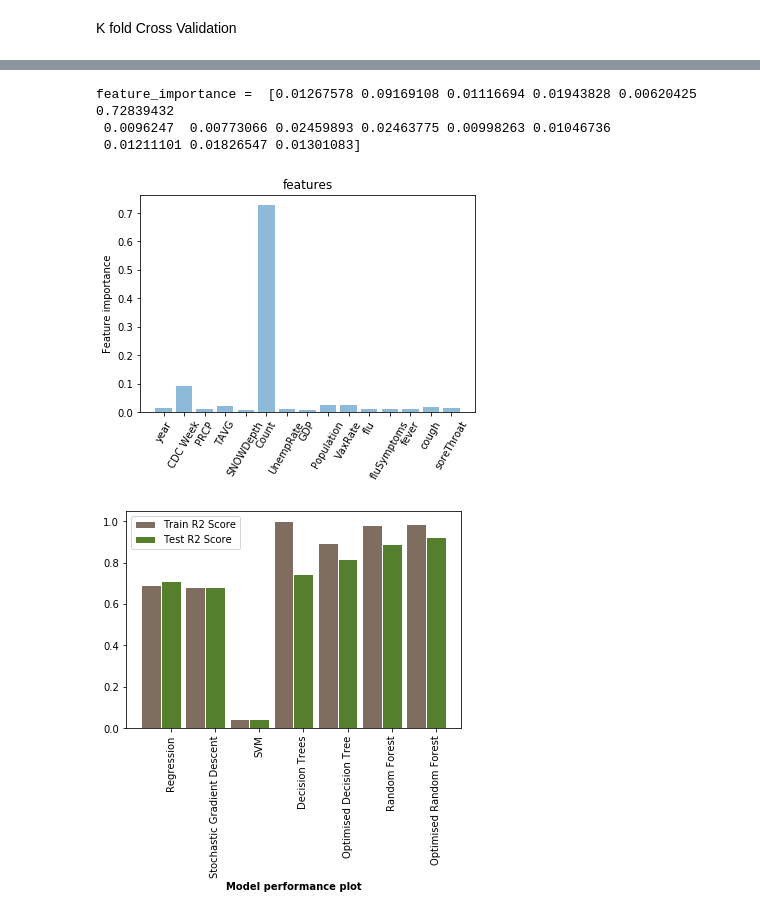
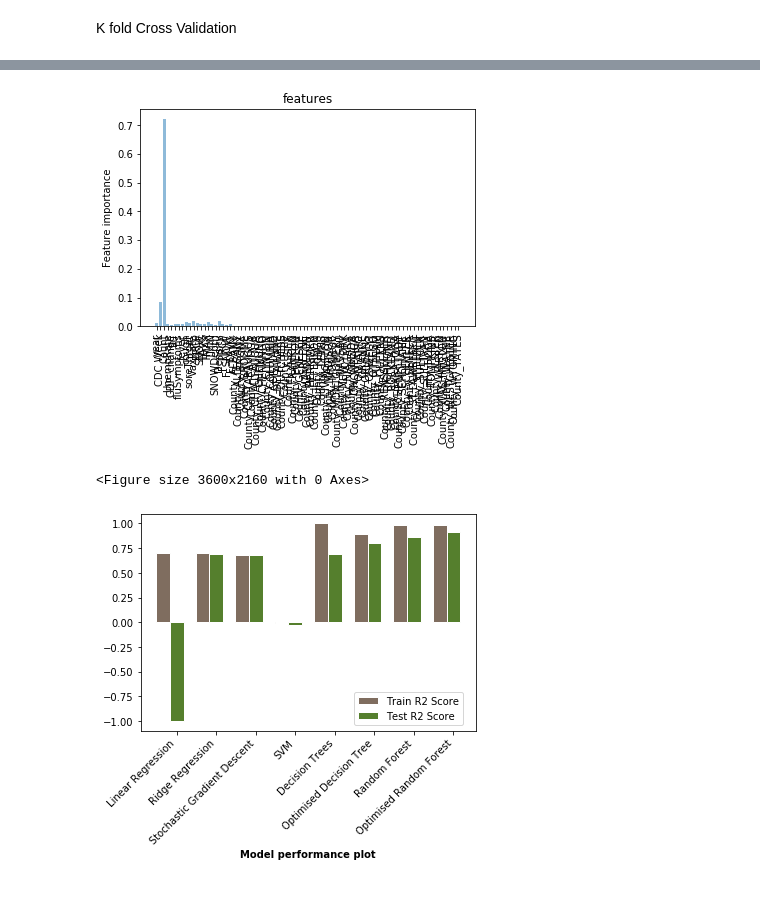
Before and after one commit to shivasanketh-rm/InfluenzaOutbreaks, a Jupyter notebook: IO_pred_model.ipynb, the cells around one changed output, grey strips where cells are left out. Saved outputs shown, nothing was run; the diff lists cells and outputs as text; code cells hidden in the pictures.

```diff
--- a/IO_pred_model.ipynb
+++ b/IO_pred_model.ipynb
@@ -118,0 +118,13 @@ Linear Regression model
+# %%
+#Divide into features and dependent variable
+sub_features = ['year', 'CDC Week', 'flu','Count' ,'fluSymptoms', 'fever', 'cough', 'soreThroat','VaxRate', 'PRCP', 'SNOW', 'TAVG', 'TMAX', 'TMIN', 'SNOWDepth', 'Density']
+X_sub = df_master_modified[sub_features]
+y_sub = df_master_modified[target_variable]
+
+#Divide into Training set and test set
+X_train_sub, X_test_sub, y_train_sub, y_test_sub = model_selection.train_test_split(X_sub, y_sub, test_size=0.2, random_state=0, shuffle = False)
+
+#Scaling
+mm_scaler = sklearn.preprocessing.MinMaxScaler()
+X_train_scaled_sub = mm_scaler.fit_transform(X_train_sub)
+X_test_scaled_sub = mm_scaler.transform(X_test_sub)
@@ -137,3 +216,19 @@ R2 Score for Regression on training data = 69.20866812455351
+# %%
+def pred_model_ridge(X_train, y_train, X_test, y_test ):
+  model_ridge = linear_model.Ridge(alpha = 0.2)
+  model_ridge.fit(X_train, y_train)
+  y_pred_ridge = model_ridge.predict(X_test)
+  Test_r2_score_ridge = metrics.r2_score(y_test, y_pred_ridge)
+  print("R2 Score for Ridge Regression on testing data = {}" .format(Test_r2_score_ridge * 100))
+
+  y_train_pred_ridge = model_ridge.predict(X_train)
+  Train_r2_score_ridge = metrics.r2_score(y_train, y_train_pred_ridge)
+  print("R2 Score for Ridge Regression on training data = {}" .format(Train_r2_score_ridge * 100))
+
+  return model_ridge, Test_r2_score_ridge, Train_r2_score_ridge
+
+
+model_ridge, ridge_test_score, ridge_train_score = pred_model_ridge(X_train_scaled, y_train, X_test_scaled, y_test )
 # %% [markdown]
 Stochastic Gradient Descent
 # %%
@@ -158,7 +253,7 @@ R2 Score for Stochastic Gradient Descent on training data = 68.35099554842577
 SVM
 # %%
 def pred_model_SVM(X_train, y_train, X_test, y_test):
-  model_svm = svm.SVR(max_iter= 100000)
+  model_svm = svm.SVR(max_iter= 1000000)
   model_svm.fit(X_train, y_train)
   y_train_pred_svm = model_svm.predict(X_test)
   Test_r2_score_svm = metrics.r2_score(y_test, y_train_pred_svm)
@@ -337,6 +450,7 @@ def pred_model_rf_hp_tuning(X_train, y_train, X_test, y_test):
     print("R2 Score for Random Forest on training data = {}  for estimator = {}" .format(Train_r2_score_randomForest * 100, estimator))
 
     if best_test_Score < Test_r2_score_randomForest:
+      best_test_Score = Test_r2_score_randomForest
       optimum_estimator = estimator
 
   return optimum_estimator
@@ -420,43 +534,47 @@ plt.show()
 # %%
-feature_importance = model_rf.feature_importances_
-feature_importance_sorted = (np.sort(feature_importance))[::-1]
-print("feature_importance = ", feature_importance)
+extended_feature_importance = model_rf.feature_importances_
 
-y_pos = np.arange(len(features))
-plt.bar(y_pos,feature_importance, align='center', alpha=0.5)
-plt.xticks(y_pos, X_train.columns[:len(features)])
+extended_feature_dict = {}
+for i in range(len(feature_importance)):
+  extended_feature_dict[list(X.columns)[i]] = extended_feature_importance[i]
+
+y_pos = np.arange(len(extended_feature_importance))
+plt.bar(y_pos,extended_feature_importance, align='center', alpha=0.5)
+plt.xticks(y_pos, X_train.columns[:len(feature_importance)])
 plt.ylabel('Feature importance')
 plt.title('features')
-plt.xticks(rotation=60)
+plt.xticks(rotation=90)
+
+plt.figure(figsize=(50,30))
+#plt.tight_layout()
 
 plt.show()
 # %% [output]
+[figure, new version]
-feature_importance =  [0.01267578 0.09169108 0.01116694 0.01943828 0.00620425 0.72839432
- 0.0096247  0.00773066 0.02459893 0.02463775 0.00998263 0.01046736
- 0.01211101 0.01826547 0.01301083]
+<Figure size 3600x2160 with 0 Axes>
-[figure, old version]
 # %%
 extended_model_scores = {
-    "Regression": [regr_test_score, regr_train_score],
+    "Linear Regression": [regr_test_score, regr_train_score],
+    "Ridge Regression" : [ridge_test_score, ridge_train_score],
     "Stochastic Gradient Descent": [sgd_test_score, sgd_test_score],
     "SVM": [svm_test_score, svm_train_score],
     "Decision Trees": [dt_test_score, dt_train_score],
     "Optimised Decision Tree": [optim_dt_test_score, optim_dt_train_score],
     "Random Forest": [rf_test_score, rf_train_score],
     "Optimised Random Forest" : [best_r2_test ,best_r2_train]}
 
-barWidth = 0.45
+barWidth = 0.35
 
 r1 = np.arange(len(extended_model_scores.keys()))
 r2 = [x + barWidth for x in r1]
 
 plt.bar(r1, [value[1] for key, value in extended_model_scores.items()], color='#7f6d5f', width=barWidth, edgecolor='white', label='Train R2 Score')
-plt.bar(r2, [value[0] for key, value in extended_model_scores.items()], color='#557f2d', width=barWidth, edgecolor='white', label='Test R2 Score')
+plt.bar(r2, [max(value[0],-1) for key, value in extended_model_scores.items()], color='#557f2d', width=barWidth, edgecolor='white', label='Test R2 Score')
 
 plt.xlabel('Model performance plot', fontweight='bold')
-plt.xticks([r + barWidth for r in range(len(extended_model_scores.keys()))], [key for key, value in extended_model_scores.items()], rotation = 90)
+plt.xticks([r + barWidth for r in range(len(extended_model_scores.keys()))], [key for key, value in extended_model_scores.items()], rotation = 45, ha = 'right')
 
-plt.legend()
+plt.legend(loc=9, bbox_to_anchor=(0.8,0.2))
 plt.show()
 # %% [output]
-[figure, old version]
+[figure, new version]
```
Also changed, not shown: parts of 27 cells of this notebook.
